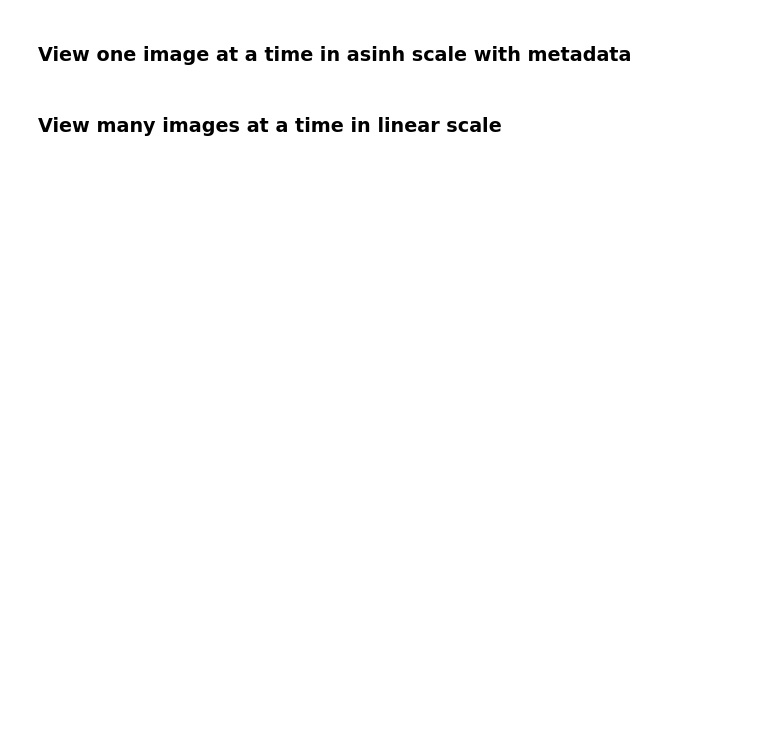
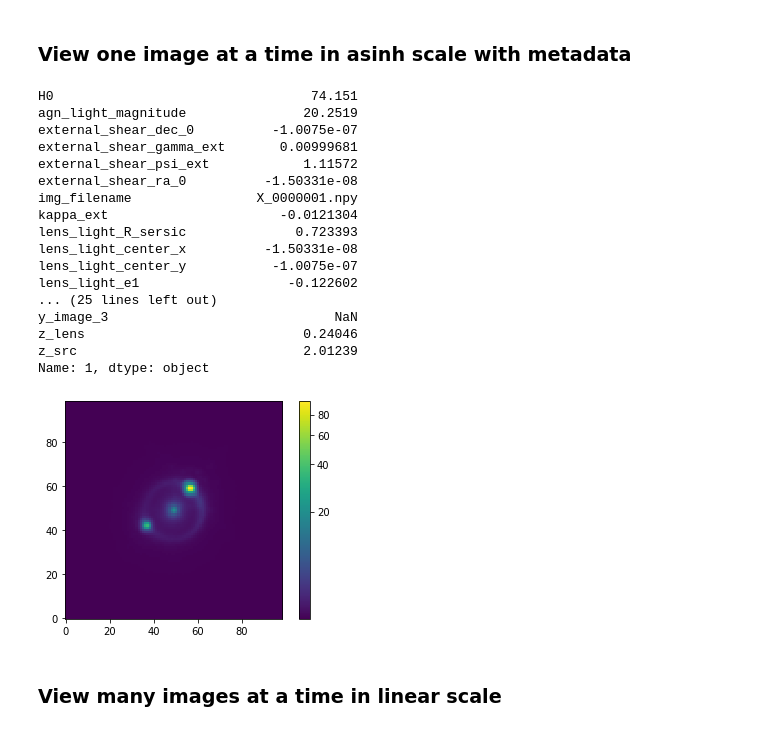
Before and after one commit to jiwoncpark/baobab, a Jupyter notebook: demo/Visualize_images.ipynb, the cells around one changed output. Cells and saved outputs as stored; diff of their text form; code cells hidden in the pictures; blank space fills up the shorter version.

Commit message:
Update image viz demo to latest baobab

```diff
--- a/demo/Visualize_images.ipynb
+++ b/demo/Visualize_images.ipynb
@@ -38,5 +37,11 @@ bnn_prior = getattr(bnn_priors, cfg.bnn_prior_class)(cfg.bnn_omega, cfg.componen
+# %%
+baobab_log_path = '/home/jwp/stage/sl/h0rton/log_12-10-2019_01:30_baobab.json'
+with open(baobab_log_path, 'r') as f:
+    log_str = f.read()
+cfg = Dict(json.loads(log_str))
+meta = pd.read_csv(os.path.abspath(os.path.join(cfg.out_dir, 'metadata.csv')), index_col=None)
 # %%
-img_files = [fname for fname in os.listdir(out_data_dir) if fname.endswith('.npy')]
+img_files = [fname for fname in os.listdir(cfg.out_dir) if fname.endswith('.npy')]
 # %%
 # TODO: description, asinh scale...
 # %% [markdown]
@@ -44,17 +49,36 @@ img_files = [fname for fname in os.listdir(out_data_dir) if fname.endswith('.npy
 # %%
 img_idx = 1
 
-img_path = os.path.join(out_data_dir, img_files[img_idx])
+img_path = os.path.join(cfg.out_dir, img_files[img_idx])
 img = np.load(img_path)
 
 norm = ImageNormalize(img, interval=MinMaxInterval(), stretch=AsinhStretch())
 
 fig = plt.figure()
 ax = fig.add_subplot(1, 1, 1)
 im = ax.imshow(img, origin='lower', norm=norm)
 fig.colorbar(im)
 
 print(meta.iloc[img_idx])
+# %% [output]
+H0                                 74.151
+agn_light_magnitude               20.2519
+external_shear_dec_0          -1.0075e-07
+external_shear_gamma_ext       0.00999681
+external_shear_psi_ext            1.11572
+external_shear_ra_0          -1.50331e-08
+img_filename                X_0000001.npy
+kappa_ext                      -0.0121304
+lens_light_R_sersic              0.723393
+lens_light_center_x          -1.50331e-08
+lens_light_center_y           -1.0075e-07
+lens_light_e1                   -0.122602
+... (25 lines left out)
+y_image_3                             NaN
+z_lens                            0.24046
+z_src                             2.01239
+Name: 1, dtype: object
+[figure, added]
 # %% [markdown]
 ### View many images at a time in linear scale
 # %%
```
Also changed, not shown: parts of 5 cells of this notebook.
